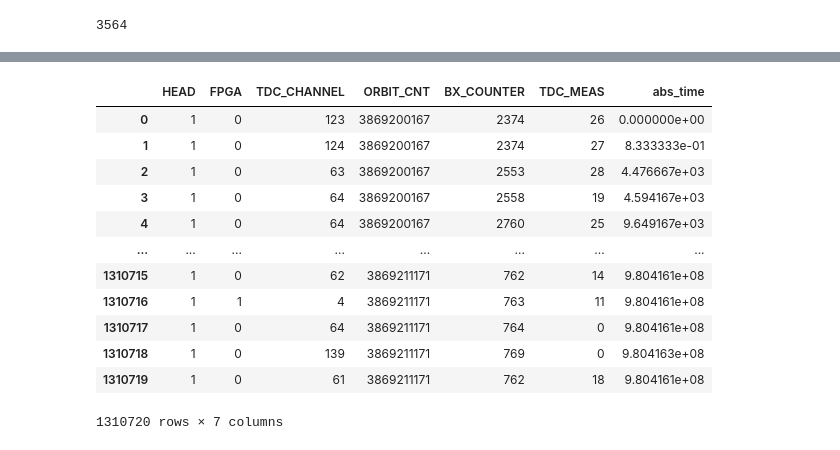
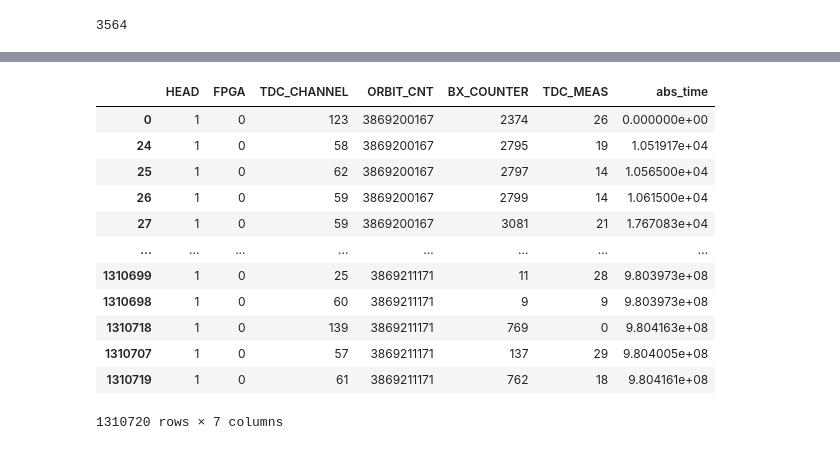
Before and after one commit to tommasoamico/LaboratoryOfComputationalPhysics_Y4, a Jupyter notebook: 05ex_Pandas.ipynb, the cells around one changed output, grey strips where cells are left out. Drawn from its saved outputs; the diff is of its cells as text; code cells hidden in the pictures.

```diff
--- a/05ex_Pandas.ipynb
+++ b/05ex_Pandas.ipynb
@@ -111,18 +85,19 @@ data['abs_time'] = (data['ORBIT_CNT']-(data['ORBIT_CNT'][0]))*x*25 + (data['BX_C
-# %%
-data
-# %% [output]
-|  | HEAD | FPGA | TDC_CHANNEL | ORBIT_CNT | BX_COUNTER | TDC_MEAS | abs_time |
-| 0 | 1 | 0 | 123 | 3869200167 | 2374 | 26 | 0.000000e+00 |
-| 1 | 1 | 0 | 124 | 3869200167 | 2374 | 27 | 8.333333e-01 |
-| 2 | 1 | 0 | 63 | 3869200167 | 2553 | 28 | 4.476667e+03 |
-| 3 | 1 | 0 | 64 | 3869200167 | 2558 | 19 | 4.594167e+03 |
-| 4 | 1 | 0 | 64 | 3869200167 | 2760 | 25 | 9.649167e+03 |
-| ... | ... | ... | ... | ... | ... | ... | ... |
-| 1310715 | 1 | 0 | 62 | 3869211171 | 762 | 14 | 9.804161e+08 |
-| 1310716 | 1 | 1 | 4 | 3869211171 | 763 | 11 | 9.804161e+08 |
-| 1310717 | 1 | 0 | 64 | 3869211171 | 764 | 0 | 9.804161e+08 |
-| 1310718 | 1 | 0 | 139 | 3869211171 | 769 | 0 | 9.804163e+08 |
-| 1310719 | 1 | 0 | 61 | 3869211171 | 762 | 18 | 9.804161e+08 |
-1310720 rows × 7 columns
+# %%
+# Taking a peak at the data
+sorted_data
+# %% [output]
+|  | HEAD | FPGA | TDC_CHANNEL | ORBIT_CNT | BX_COUNTER | TDC_MEAS | abs_time |
+| 0 | 1 | 0 | 123 | 3869200167 | 2374 | 26 | 0.000000e+00 |
+| 24 | 1 | 0 | 58 | 3869200167 | 2795 | 19 | 1.051917e+04 |
+| 25 | 1 | 0 | 62 | 3869200167 | 2797 | 14 | 1.056500e+04 |
+| 26 | 1 | 0 | 59 | 3869200167 | 2799 | 14 | 1.061500e+04 |
+| 27 | 1 | 0 | 59 | 3869200167 | 3081 | 21 | 1.767083e+04 |
+| ... | ... | ... | ... | ... | ... | ... | ... |
+| 1310699 | 1 | 0 | 25 | 3869211171 | 11 | 28 | 9.803973e+08 |
+| 1310698 | 1 | 0 | 60 | 3869211171 | 9 | 9 | 9.803973e+08 |
+| 1310718 | 1 | 0 | 139 | 3869211171 | 769 | 0 | 9.804163e+08 |
+| 1310707 | 1 | 0 | 57 | 3869211171 | 137 | 29 | 9.804005e+08 |
+| 1310719 | 1 | 0 | 61 | 3869211171 | 762 | 18 | 9.804161e+08 |
+1310720 rows × 7 columns
 # %%
 # Replacing the head column randomly with 0s and 1s
```
Also changed, not shown: parts of 27 cells of this notebook.
